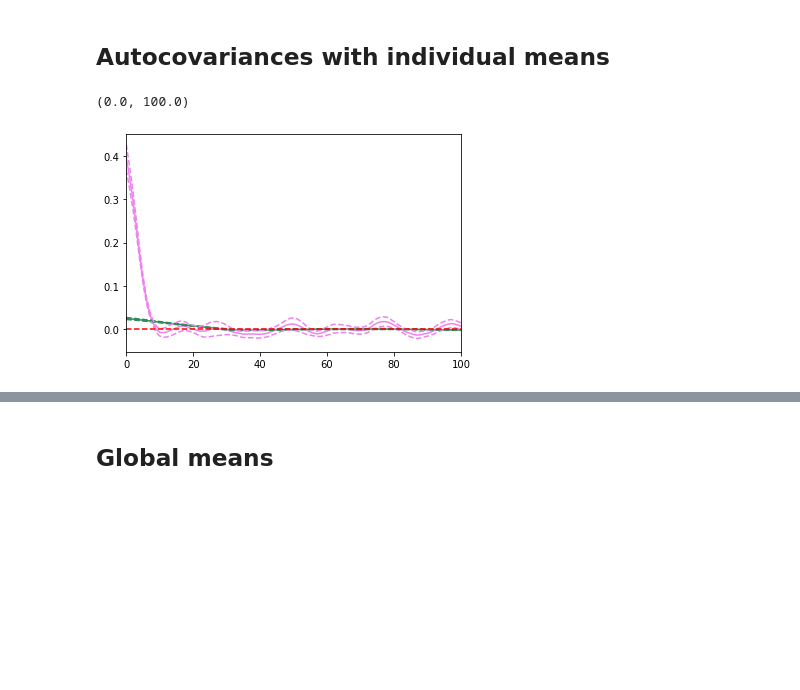
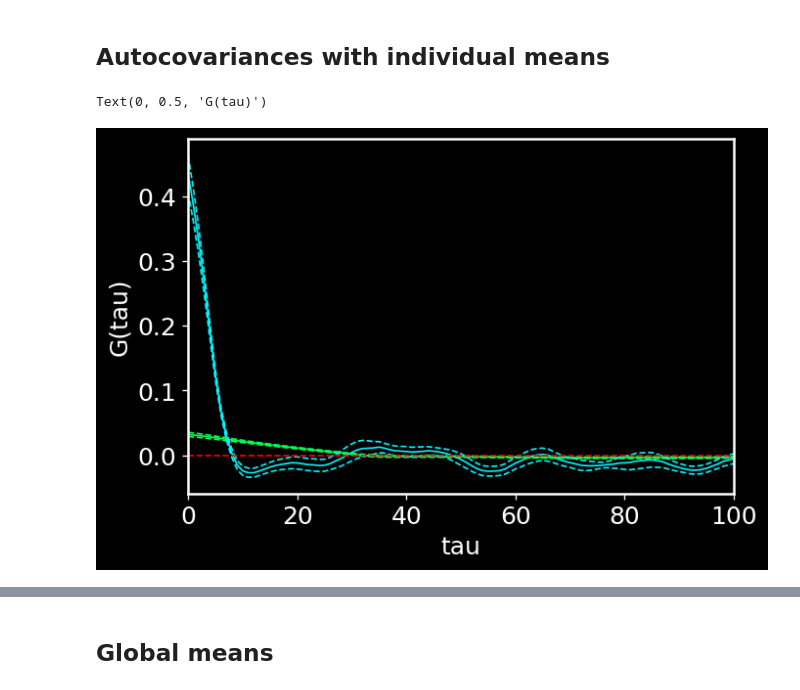
Before and after one commit to MunskyGroup/rSNAPsim, a Jupyter notebook: interactive_notebooks/Covariances.ipynb, the cells around one changed output, grey strips where cells are left out. Saved outputs shown, nothing was run; the diff lists cells and outputs as text; code cells hidden in the pictures; blank space fills up the shorter version.

```diff
--- a/interactive_notebooks/Covariances.ipynb
+++ b/interactive_notebooks/Covariances.ipynb
@@ -22,6 +22,14 @@ solver = tss()  #solver class
 
 poi.tag_epitopes['T_Flag'] = [10,20,30,40,50,60,70]
 poi.tag_epitopes['T_Hemagglutinin'] = [300,330,340,350]
+plt.style.use('dark_background')
+plt.rcParams['figure.dpi'] = 120
+plt.rcParams['lines.linewidth'] = 1
+plt.rcParams['axes.linewidth'] = 1.5
+plt.rcParams['font.size'] = 15
+plt.rcParams['axes.grid'] = False
+
+colors = ['#00ff51', '#00f7ff']
 
 
 solver.protein=poi
@@ -36,10 +41,10 @@ poi.visualize_probe()
 # %%
 sttime = time.time()
-ssa_soln = solver.solve_ssa([.033] + poi.kelong + [10],t,n_traj=20)
+ssa_soln = solver.solve_ssa(poi.kelong,t,ki=.033,n_traj=20)
 solvetime = time.time()-sttime
 print(ssa_soln.intensity_vec.shape)
-plt.plot(np.mean(ssa_soln.intensity_vec[0],axis=1),color='seagreen',alpha=.8)
-plt.plot(np.mean(ssa_soln.intensity_vec[1],axis=1),color='violet',alpha=.8)
+plt.plot(np.mean(ssa_soln.intensity_vec[0],axis=1),color='#00ff51',alpha=.8)
+plt.plot(np.mean(ssa_soln.intensity_vec[1],axis=1),color='#00f7ff',alpha=.8)
 plt.xlabel('time')
 plt.ylabel('intensity')
 print("Low memory, no recording: solved in %f seconds" % solvetime)
@@ -51,14 +56,16 @@ Low memory, no recording: solved in 0.035000 seconds
 ## Autocovariances with individual means
 # %%
 acov,err_acov = ia().get_autocov(ssa_soln.intensity_vec,norm='ind')
-plt.plot(np.mean(acov[0],axis=1),color='seagreen');plt.plot(np.mean(acov[1],axis=1),color='violet')
-plt.plot(np.mean(acov[0],axis=1) - err_acov[0],'--',color='seagreen');plt.plot(np.mean(acov[1],axis=1)- err_acov[1],'--',color='violet')
-plt.plot(np.mean(acov[0],axis=1)+ err_acov[0],'--',color='seagreen');plt.plot(np.mean(acov[1],axis=1)+ err_acov[1],'--',color='violet')
+plt.plot(np.mean(acov[0],axis=1),color=colors[0]);plt.plot(np.mean(acov[1],axis=1),color=colors[1])
+plt.plot(np.mean(acov[0],axis=1) - err_acov[0],'--',color=colors[0]);plt.plot(np.mean(acov[1],axis=1)- err_acov[1],'--',color=colors[1])
+plt.plot(np.mean(acov[0],axis=1)+ err_acov[0],'--',color=colors[0]);plt.plot(np.mean(acov[1],axis=1)+ err_acov[1],'--',color=colors[1])
 plt.plot([0,500],[0,0],'r--')
 plt.xlim([0,100])
+plt.xlabel('tau')
+plt.ylabel('G(tau)')
 # %% [output]
-(0.0, 100.0)
+Text(0, 0.5, 'G(tau)')
-[figure, old version]
+[figure, new version]
 # %%
 #normalized by G0
 
```
Also changed, not shown: parts of 8 cells of this notebook, 4 other files.
